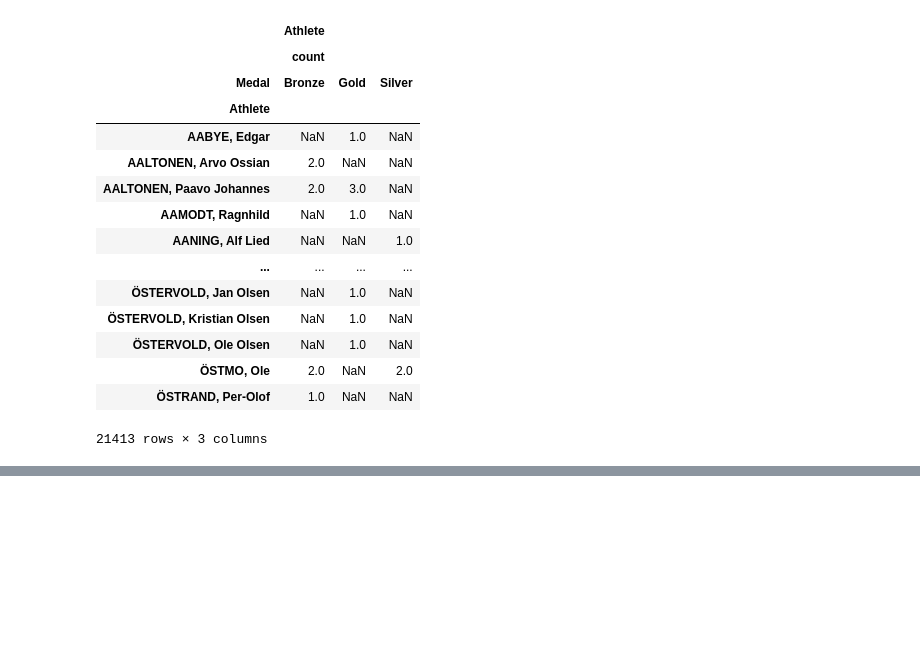
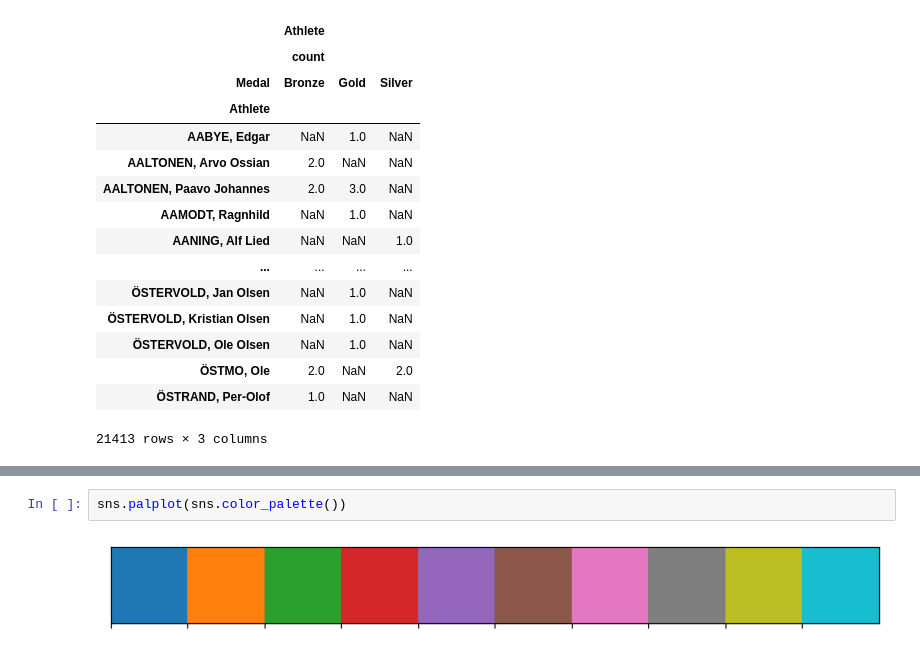
Before and after one commit to aeghprac/Git-Tracked-Files, a Jupyter notebook: Pandaz/PandasPractice2.ipynb, the cells around one changed output, grey strips where cells are left out. Saved outputs shown, nothing was run; the diff lists cells and outputs as text; blank space fills up the shorter version.

```diff
--- a/Pandaz/PandasPractice2.ipynb
+++ b/Pandaz/PandasPractice2.ipynb
@@ -416,0 +485,4 @@ g.sort_values(['Gold', 'Silver', 'Bronze'], ascending=False)
+# %%
+sns.palplot(sns.color_palette())
+# %% [output]
+[figure, added]
```
Also changed, not shown: parts of 16 cells of this notebook.
